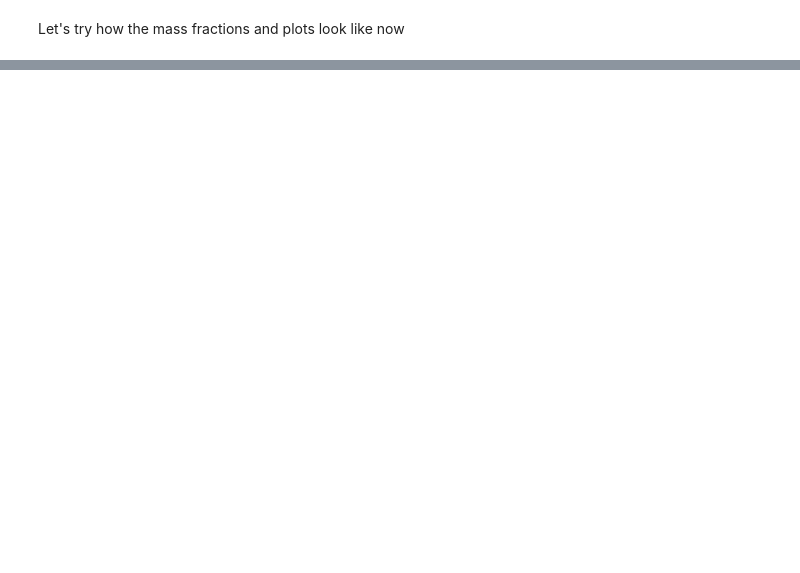
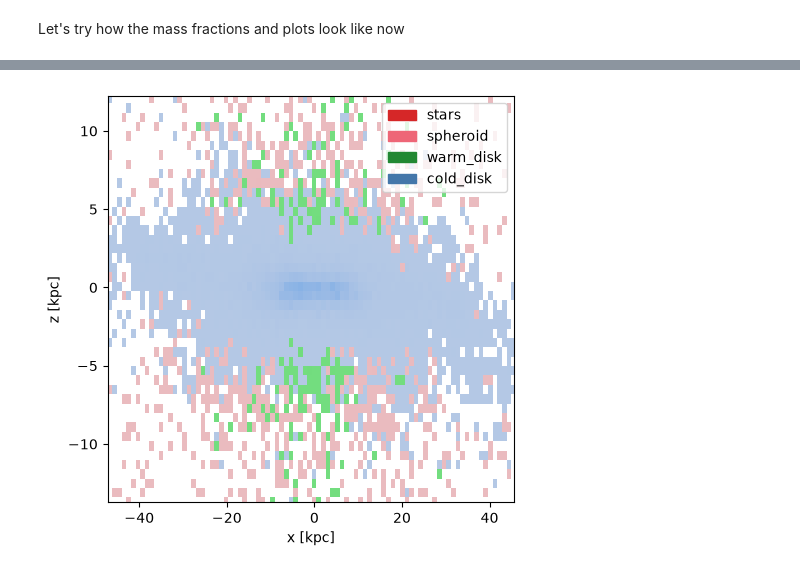
Before and after one commit to vcristiani/galaxy-chop, a Jupyter notebook: docs/source/tutorials/decomposers.ipynb, the cells around one changed output, grey strips where cells are left out. Drawn from its saved outputs; the diff is of its cells as text; code cells hidden in the pictures; blank space fills up the shorter version.

```diff
--- a/docs/source/tutorials/decomposers.ipynb
+++ b/docs/source/tutorials/decomposers.ipynb
@@ -406,2 +307,6 @@ class BGM(DynamicStarsDecomposerMixin, GalaxyDecomposerABC):
+# %%
+class NamedBGM(BGM):
+    def get_component_name_mapping(self):
+        return {0: "Spheroid", 1: "Cold disk", 2: "Warm disk"}
 # %% [markdown]
 Let's try how the mass fractions and plots look like now
@@ -423,0 +313,5 @@ plt.tight_layout()
+# %%
+named_bgm = NamedBGM(random_state=42)
+dgal = named_bgm.decompose(gal)
+
+dgal.total_mass()
@@ -423,0 +327,5 @@ plt.tight_layout()
+# %%
+dgal.plot.hist2d("x", y="z", ptypes=["stars"])
+plt.tight_layout()
+# %% [output]
+[figure, added]
```
Also changed, not shown: parts of 27 cells of this notebook, 4 other files.
